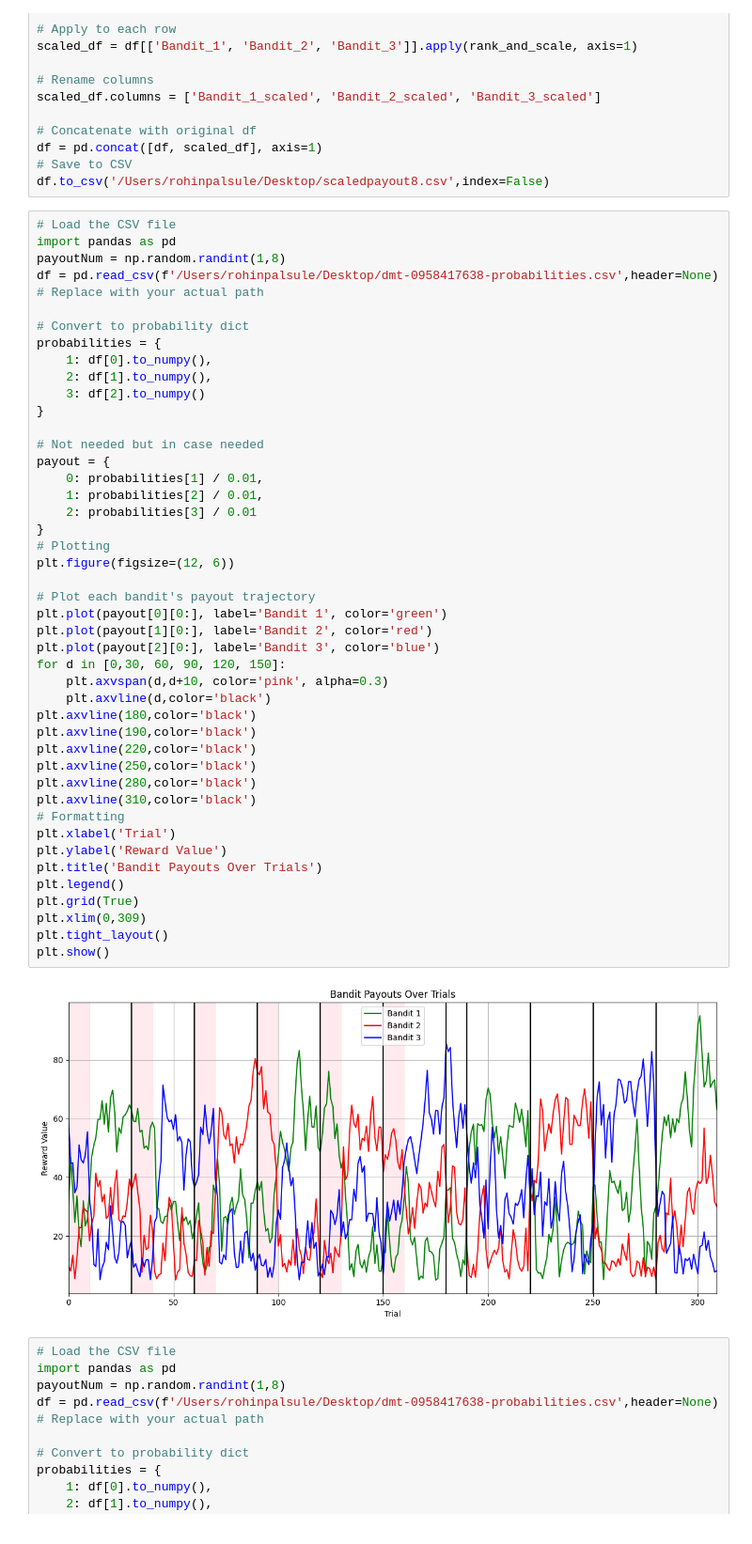
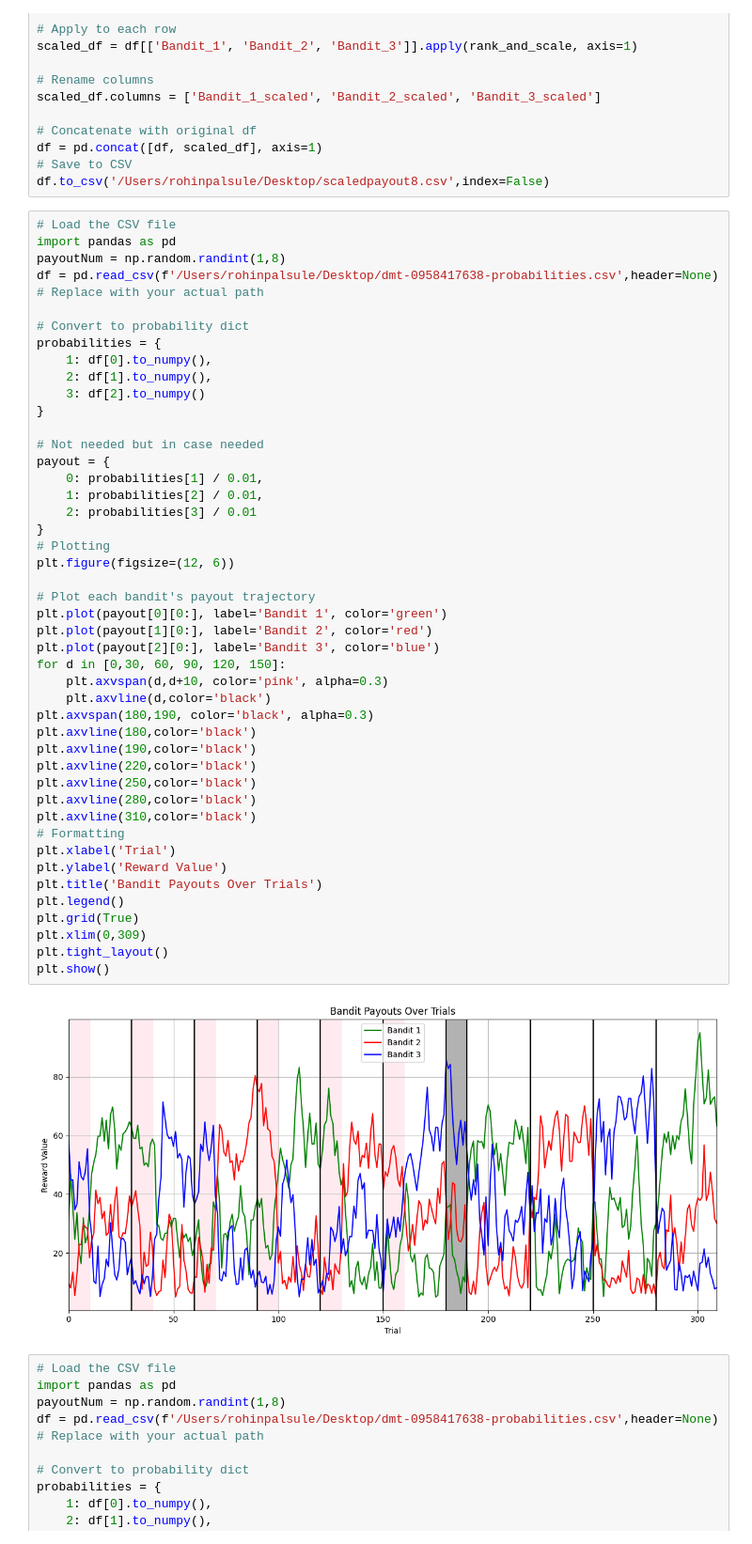
Before and after one commit to RohinPalsule/CB-PsychoPy, a Jupyter notebook: run_exp/test_payouts.ipynb, the cells around one changed output. Shown at 94% size. Saved outputs shown, nothing was run; the diff lists cells and outputs as text.

Commit message:
update graph visualization

```diff
--- a/run_exp/test_payouts.ipynb
+++ b/run_exp/test_payouts.ipynb
@@ -190,34 +190,35 @@ payout = {
     0: probabilities[1] / 0.01,
     1: probabilities[2] / 0.01,
     2: probabilities[3] / 0.01
 }
 # Plotting
 plt.figure(figsize=(12, 6))
 
 # Plot each bandit's payout trajectory
 plt.plot(payout[0][0:], label='Bandit 1', color='green')
 plt.plot(payout[1][0:], label='Bandit 2', color='red')
 plt.plot(payout[2][0:], label='Bandit 3', color='blue')
 for d in [0,30, 60, 90, 120, 150]:
     plt.axvspan(d,d+10, color='pink', alpha=0.3)
     plt.axvline(d,color='black')
+plt.axvspan(180,190, color='black', alpha=0.3)
 plt.axvline(180,color='black')
 plt.axvline(190,color='black')
 plt.axvline(220,color='black')
 plt.axvline(250,color='black')
 plt.axvline(280,color='black')
 plt.axvline(310,color='black')
 # Formatting
 plt.xlabel('Trial')
 plt.ylabel('Reward Value')
 plt.title('Bandit Payouts Over Trials')
 plt.legend()
 plt.grid(True)
 plt.xlim(0,309)
 plt.tight_layout()
 plt.show()
 # %% [output]
-[figure, old version]
+[figure, new version]
 # %%
 # Load the CSV file
 import pandas as pd
```
